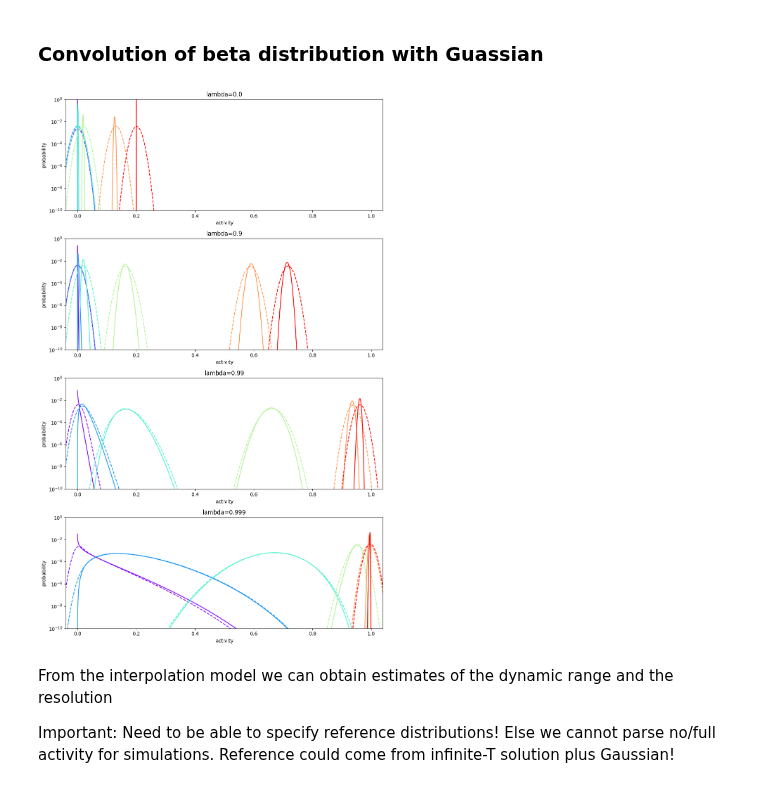
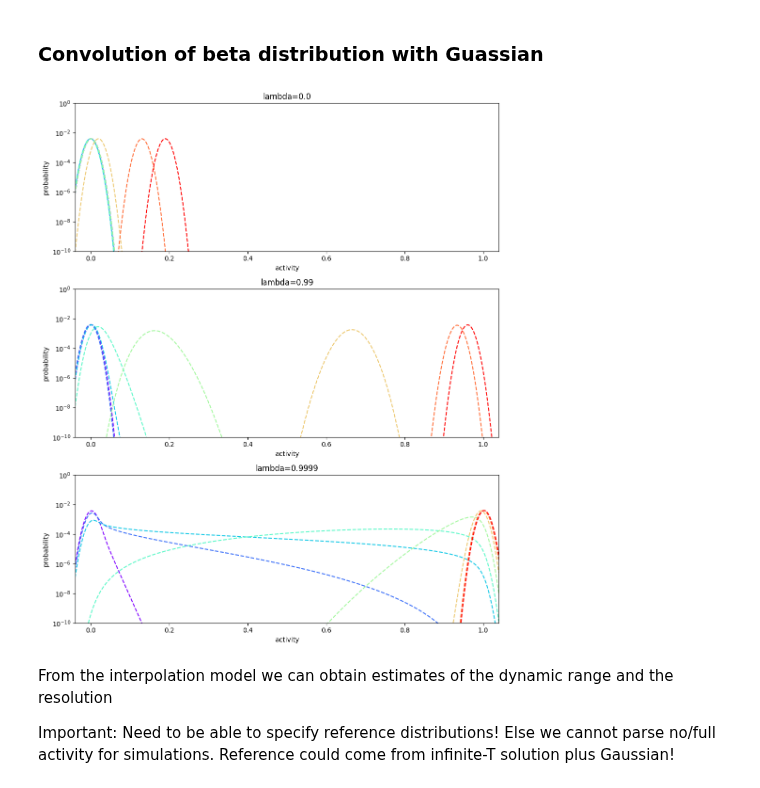
Before and after one commit to sahelazizpour/Finite-Observation-Dynamic-Range, a Jupyter notebook: 0_update/analysis.ipynb, the cells around one changed output. Drawn from its saved outputs; the diff is of its cells as text; code cells hidden in the pictures.

```diff
--- a/0_update/analysis.ipynb
+++ b/0_update/analysis.ipynb
@@ -187,19 +168,17 @@ lams_inf = 1 - np.logspace(-4, 0, 30)
 # analysis parameters
 drs_inf = np.zeros(len(lams_inf))
 nds_inf = np.zeros(len(lams_inf))
-h_range = [0, 1e3]
-# attempt to match previous data analysis
-logh = np.arange(-7, 1.5, 0.05)  # 170 elements
+h_range = [0, 1e1]
 
-for i, lam in tqdm(enumerate(lams_mf), total=len(lams_mf)):
+for i, lam in tqdm(enumerate(lams_inf), total=len(lams_inf)):
     # distribution of noisy output
     def pmf_o_given_h(h):
-        A = a(h, lam, mu) * N
+        A = a_inf(lam, mu, h) * N
         return stats.norm.pdf(Xs, A, sigma * N)
 
     pmf_ref_left = pmf_o_given_h(h_range[0])
     pmf_ref_right = pmf_o_given_h(h_range[1])
-    hs_left = find_discriminable_inputs(pmf_o_given_h, h_range, [pmf_ref_left, pmf_ref_right], epsilon)
+    hs_left = find_discriminable_inputs(pmf_o_given_h, h_range, [pmf_ref_left, pmf_ref_right], epsilon, verbose=False)
     hs_right = find_discriminable_inputs(pmf_o_given_h, h_range, [pmf_ref_left, pmf_ref_right], epsilon, start="right")
     drs_inf[i] = dynamic_range((hs_left[0], hs_right[0]))
     nds_inf[i] = 0.5 * (len(hs_left) + len(hs_right))
@@ -290,7 +269,7 @@ seeds = df["seed"].unique()
 window=1
 #lam=0.9
 #for window in sorted(windows)[::-1]:
-for lam in lambdas:
+for lam in lambdas[::4]:
     df_temp = df[(df["window"] == window) & (df["lam"] == lam)]
     axes[0].scatter(df_temp["h"].values, df_temp["a"], label="{} {}".format(window, lam))
     axes[1].scatter(df_temp["h"].values, df_temp["b"], label="{} {}".format(window, lam))
@@ -315,6 +294,6 @@ axes[0].set_ylim(1e-2, 1e7)
 axes[1].set_ylim(1e0, 1e7)
 axes[2].set_ylim(1e-8, 1e4)
 
-#axes[0].legend(loc='upper left')
+axes[0].legend(loc='upper left')
 plt.tight_layout()
 # %% [output]
@@ -322,10 +301,2 @@ plt.tight_layout()
 # %% [markdown]
 Fit the available data with a deep neural network that maps system parameters (h,epsilon) to beta-distribution parameters (a,b)
-# %%
-import torch
-if torch.backends.mps.is_available():
-    mps_device = torch.device("mps")
-    x = torch.ones(1, device=mps_device)
-    print (x)
-else:
-    print ("MPS device not found.")
@@ -528,9 +497,10 @@ def ml_pmf(window, lam, h, verbose=False):
     Y_scaled = model(torch.from_numpy(X_scaled).float()).detach().numpy()
     log10a, log10b, loc, scale = Y_scaler.inverse_transform(Y_scaled).T.reshape(-1)
     a,b = 10**log10a, 10**log10b
-    pmf_beta = stats.beta.pdf(support, a, b, loc=loc, scale=scale)*delta
+    # pmf as difference of cdf!
+    pmf_beta = np.diff(stats.beta.cdf(support, a, b, loc=loc, scale=scale))
     # check for special cases with vanishing pmf
-    if np.sum(pmf_beta) < 0.5:
+    if np.sum(pmf_beta) < 0.9:
         print(f'ERROR: (a,b)=({a},{b}) vanishing beta distribution with sum(pmf)={np.sum(pmf_beta)}')
     # check for special cases that result in delta distribution (find any pmf_beta to be infinity)
     if np.any(pmf_beta==np.inf):
@@ -547,30 +517,30 @@ def ml_pmf(window, lam, h, verbose=False):
 # %%
 from matplotlib.pyplot import cm
 
 # plot resulting distributions for different values of h and epsilon
-list_lam = [0.0, 0.9, 0.99, 0.999]
+list_lam = [0.0, 0.99, 0.9999]
 fig, axes = plt.subplots(len(list_lam),1, figsize=(10, 4*len(list_lam)))
 
-list_hs = 10**np.linspace(-4, 1, 6)
+list_hs = 10**np.linspace(-6, 1, 8)
 for (i,lam) in enumerate(list_lam):
     color = iter(cm.rainbow(np.linspace(0, 1, len(list_hs))))
     for h in list_hs:
-        a,b,loc,scale = df.loc[ (df['window']==1) & (df['lam']==lam) & (df['h']==h) ].values[0][4:]
+        #a,b,loc,scale = df.loc[ (df['window']==1) & (df['lam']==lam) & (df['h']==h) ].values[0][4:]
         c = next(color)
-        pmf_beta = stats.beta.pdf(support, a, b, loc=loc, scale=scale)*delta
-        axes[i].plot(support, pmf_beta, color=c)
+        #pmf_beta = stats.beta.pdf(support, a, b, loc=loc, scale=scale)*delta
+        #axes[i].plot(support, pmf_beta, color=c)
         # from ML dashed
         pmf_ml = ml_pmf(window, lam, h)
         axes[i].plot(support, pmf_ml, color=c, linestyle='--')
         axes[i].set_xlim(0-4*sigma,1+4*sigma)
         axes[i].set_xlabel("activity")
         axes[i].set_ylabel("probability")
         axes[i].set_title("lambda={}".format(lam))
         axes[i].set_yscale("log")
         axes[i].set_ylim(1e-10, 1e0)
 plt.tight_layout()
 # %% [output]
-[figure, old version]
+[figure, new version]
 # %% [markdown]
 From the interpolation model we can obtain estimates of the dynamic range and the resolution
 
```
Also changed, not shown: parts of 17 cells of this notebook, 2 other files.
